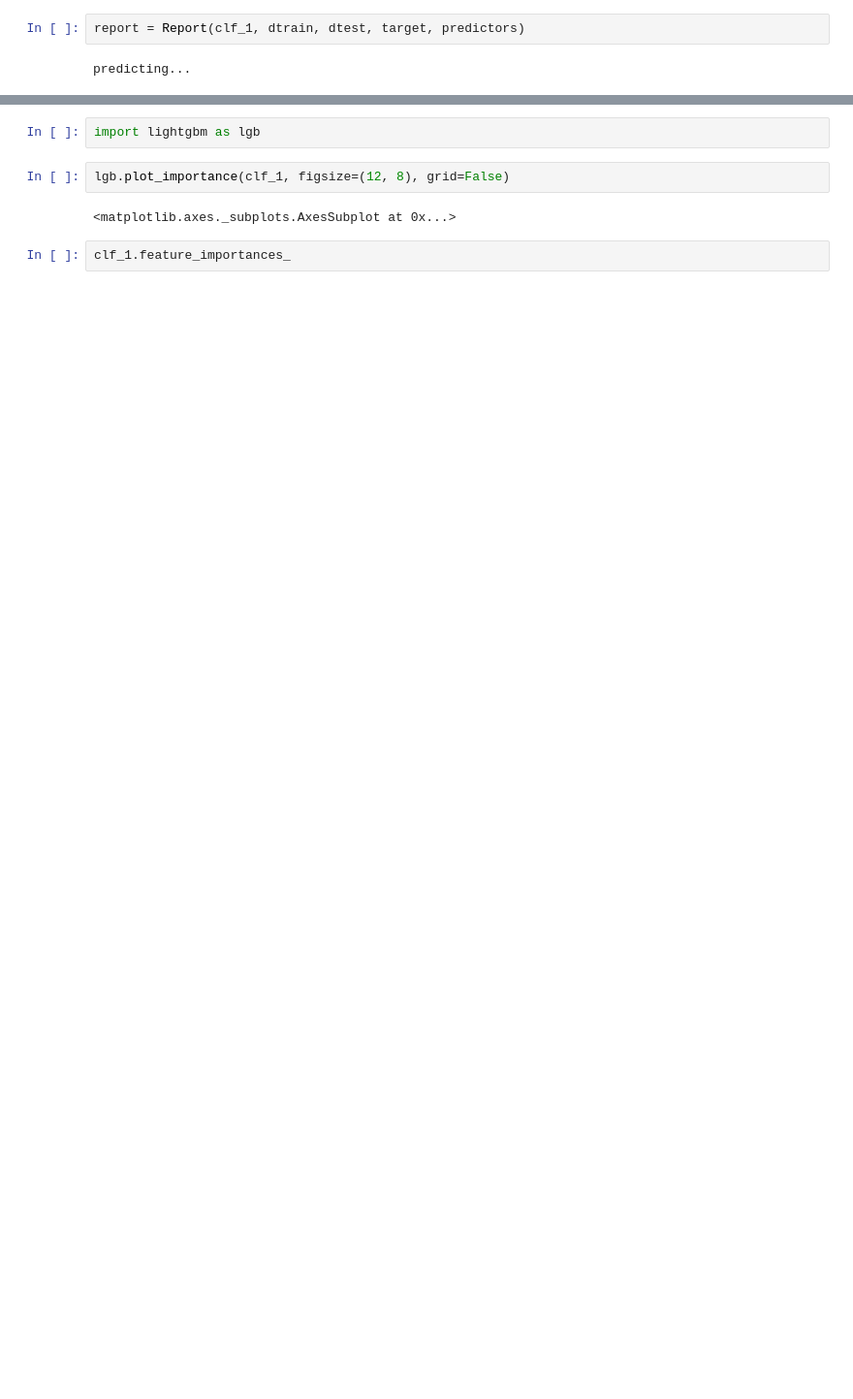
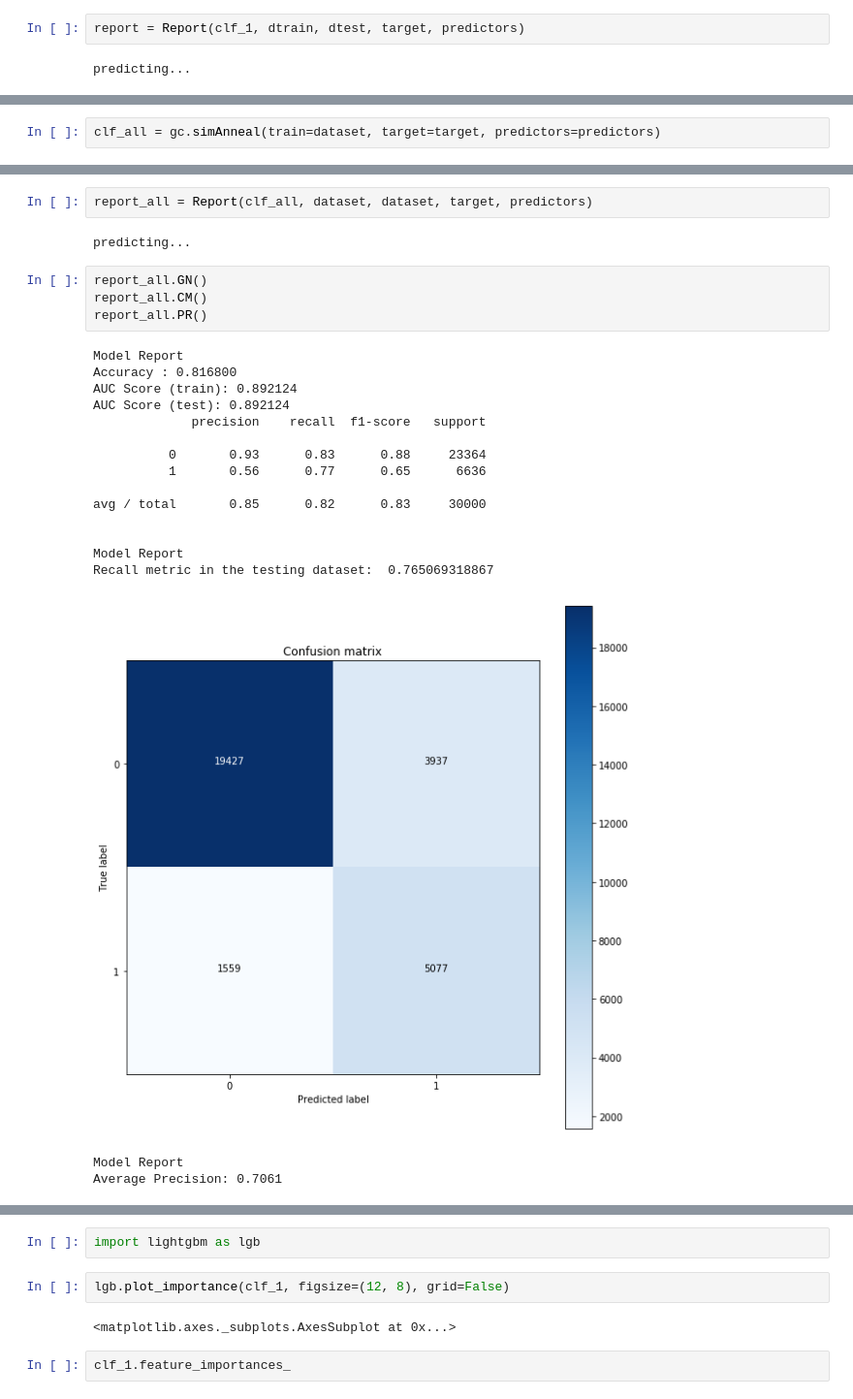
Before and after one commit to Ewen2015/Kaggle, a Jupyter notebook: payment_default/payment_hands_on.ipynb, the cells around one changed output, grey strips where cells are left out. Shown at 97% size. Cells and saved outputs as stored; diff of their text form; blank space fills up the shorter version.

Commit message:
Test GossipCat

```diff
--- a/payment_default/payment_hands_on.ipynb
+++ b/payment_default/payment_hands_on.ipynb
@@ -108,0 +125,2 @@ Average Precision: 0.5438
+# %%
+clf_all = gc.simAnneal(train=dataset, target=target, predictors=predictors)
@@ -108,0 +143,26 @@ Average Precision: 0.5438
+# %%
+report_all = Report(clf_all, dataset, dataset, target, predictors)
+# %% [output]
+predicting...
+# %%
+report_all.GN()
+report_all.CM()
+report_all.PR()
+# %% [output]
+Model Report
+Accuracy : 0.816800
+AUC Score (train): 0.892124
+AUC Score (test): 0.892124
+             precision    recall  f1-score   support
+
+          0       0.93      0.83      0.88     23364
+          1       0.56      0.77      0.65      6636
+
+avg / total       0.85      0.82      0.83     30000
+
+
+Model Report
+Recall metric in the testing dataset:  0.765069318867
+[figure, added]
+Model Report
+Average Precision: 0.7061
```
Also changed, not shown: parts of 8 cells of this notebook.
